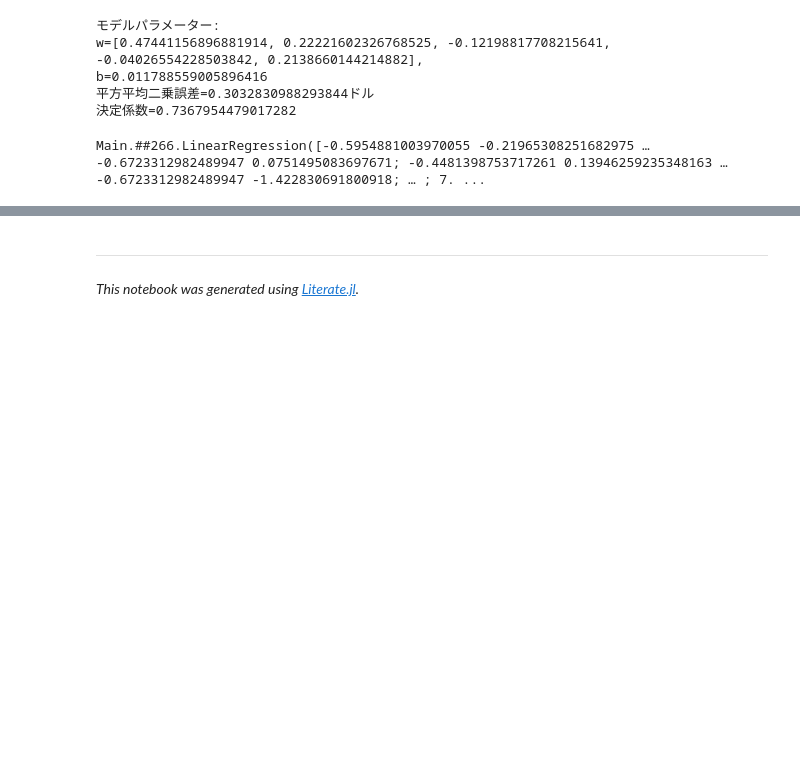
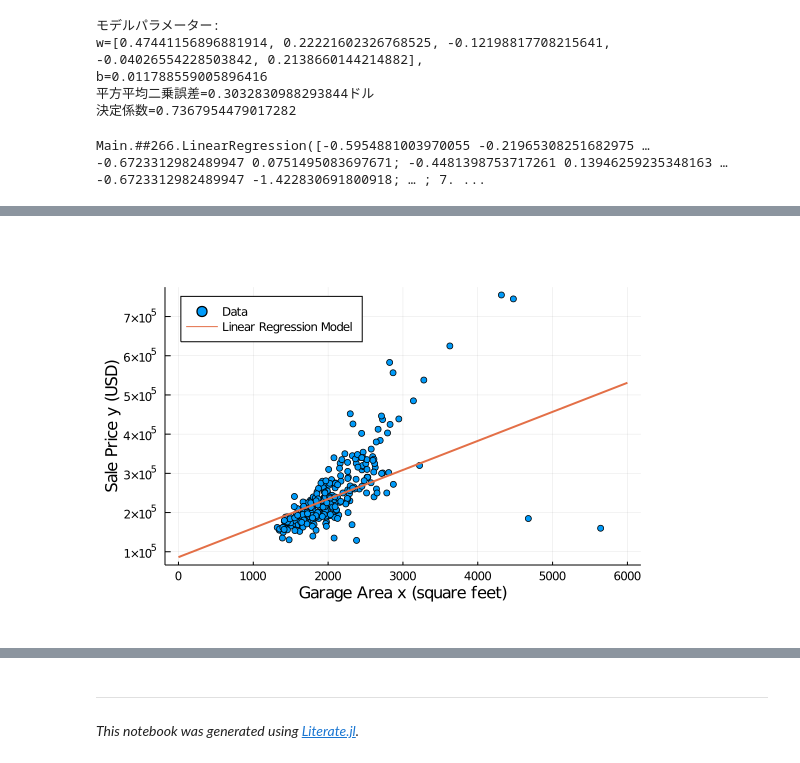
Before and after one commit to matsueushi/machine-learning-from-scratch-with-julia, a Jupyter notebook: notebook/chapter4.ipynb, the cells around one changed output, grey strips where cells are left out. Cells and saved outputs as stored; diff of their text form; code cells hidden in the pictures; blank space fills up the shorter version.

```diff
--- a/notebook/chapter4.ipynb
+++ b/notebook/chapter4.ipynb
@@ -88,0 +116,12 @@ Main.##266.LinearRegression([-0.5954881003970055 -0.21965308251682975 … -0.672
+# %%
+# L2正則平均二乗誤差の正則化
+# 正則化項なしの場合
+scatter(data.X, data.Y,
+        label = "Data",
+        legend = :topleft,
+        xlabel = "Garage Area x (square feet)",
+        ylabel = "Sale Price y (USD)",
+        margin = 12mm)
+plot!(xs, ys_outlier, linewidth = 2, label = "Linear Regression Model")
+# %% [output]
+[figure, added]
```
Also changed, not shown: parts of 4 cells of this notebook.
